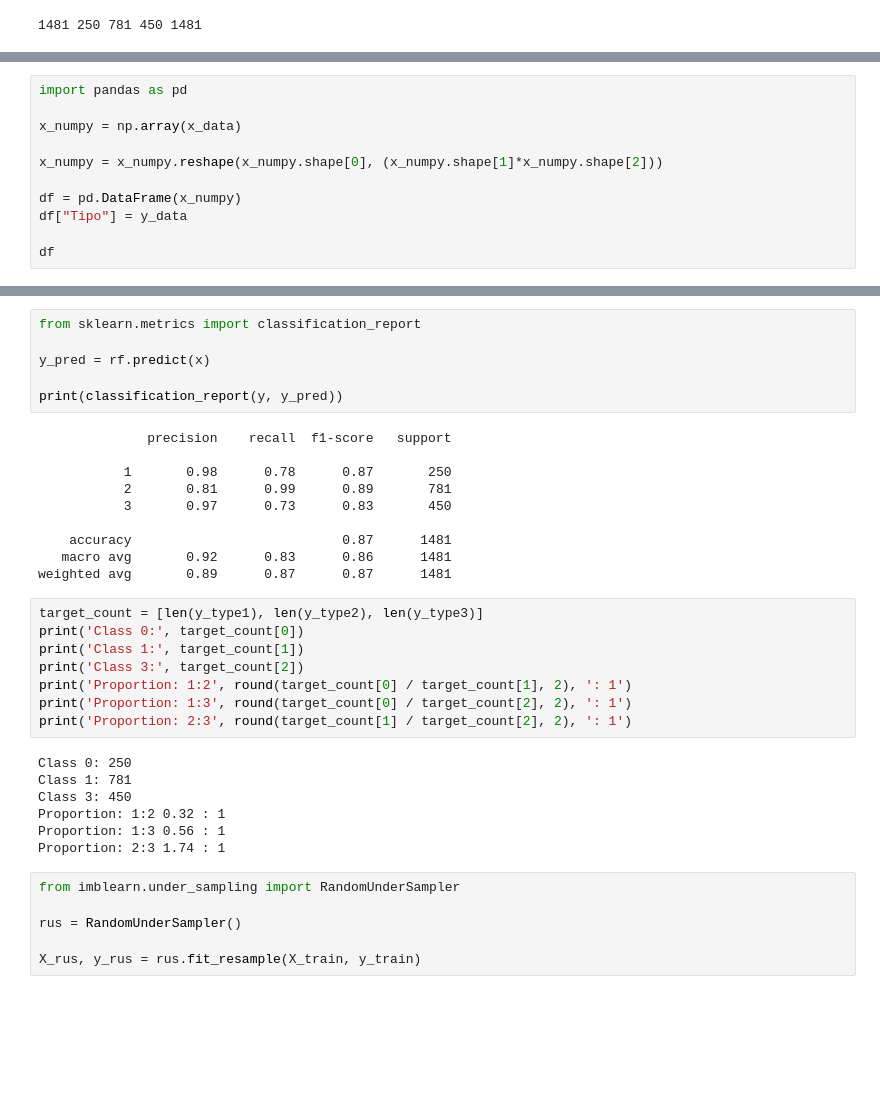
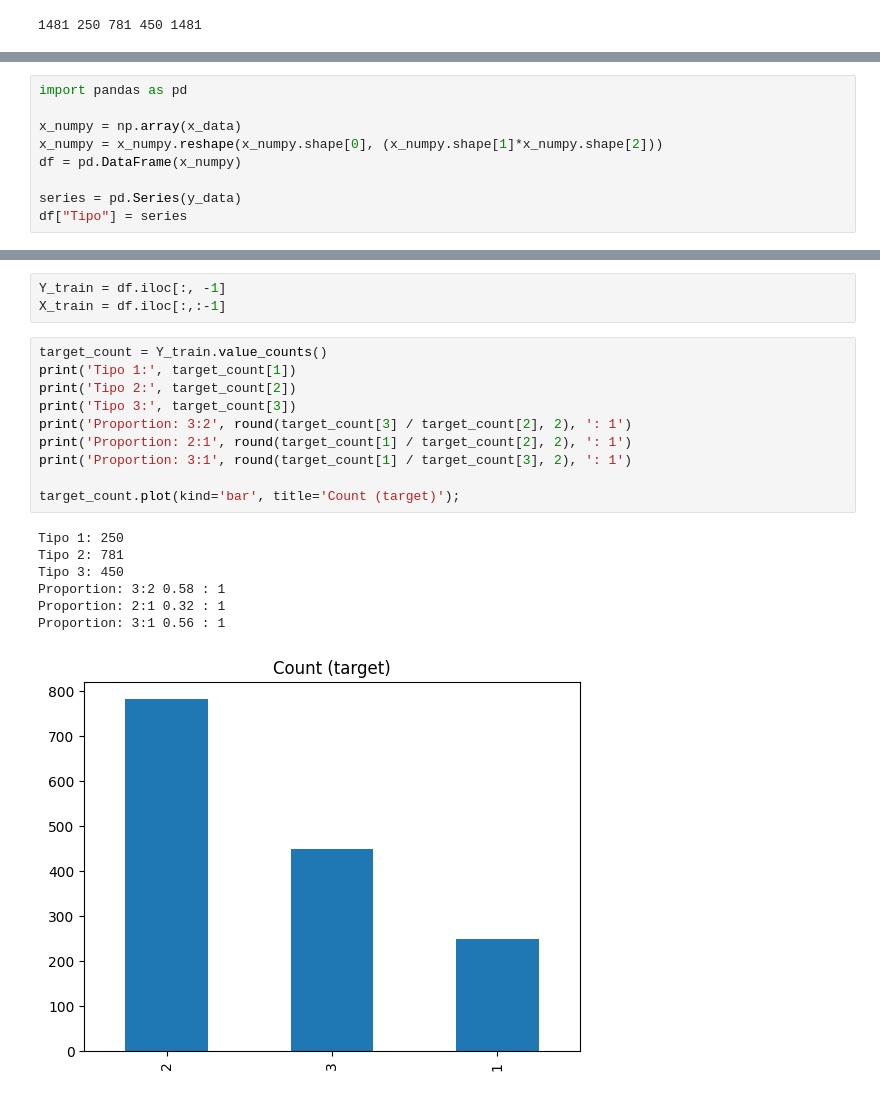
Before and after one commit to JavierGilRodriguez/ProyectoSI, a Jupyter notebook: Proyecto.ipynb, the cells around one changed output, grey strips where cells are left out. Cells and saved outputs as stored; diff of their text form; blank space fills up the shorter version.

```diff
--- a/Proyecto.ipynb
+++ b/Proyecto.ipynb
@@ -75,10 +75,8 @@ plt.imshow(u9, "gray"), plt.axis("off")
 import pandas as pd
 
 x_numpy = np.array(x_data)
+x_numpy = x_numpy.reshape(x_numpy.shape[0], (x_numpy.shape[1]*x_numpy.shape[2]))
+df = pd.DataFrame(x_numpy)
 
-x_numpy = x_numpy.reshape(x_numpy.shape[0], (x_numpy.shape[1]*x_numpy.shape[2]))
-
-df = pd.DataFrame(x_numpy)
-df["Tipo"] = y_data
-
-df
+series = pd.Series(y_data)
+df["Tipo"] = series
@@ -122,37 +83,21 @@ plt.show()
-# %%
-from sklearn.metrics import classification_report
-
-y_pred = rf.predict(x)
-
-print(classification_report(y, y_pred))
-# %% [output]
-              precision    recall  f1-score   support
-
-           1       0.98      0.78      0.87       250
-           2       0.81      0.99      0.89       781
-           3       0.97      0.73      0.83       450
-
-    accuracy                           0.87      1481
-   macro avg       0.92      0.83      0.86      1481
-weighted avg       0.89      0.87      0.87      1481
+# %%
+Y_train = df.iloc[:, -1]
+X_train = df.iloc[:,:-1]
 # %%
-target_count = [len(y_type1), len(y_type2), len(y_type3)]
-print('Class 0:', target_count[0])
-print('Class 1:', target_count[1])
-print('Class 3:', target_count[2])
-print('Proportion: 1:2', round(target_count[0] / target_count[1], 2), ': 1')
-print('Proportion: 1:3', round(target_count[0] / target_count[2], 2), ': 1')
-print('Proportion: 2:3', round(target_count[1] / target_count[2], 2), ': 1')
+target_count = Y_train.value_counts()
+print('Tipo 1:', target_count[1])
+print('Tipo 2:', target_count[2])
+print('Tipo 3:', target_count[3])
+print('Proportion: 3:2', round(target_count[3] / target_count[2], 2), ': 1')
+print('Proportion: 2:1', round(target_count[1] / target_count[2], 2), ': 1')
+print('Proportion: 3:1', round(target_count[1] / target_count[3], 2), ': 1')
+
+target_count.plot(kind='bar', title='Count (target)');
 # %% [output]
-Class 0: 250
-Class 1: 781
-Class 3: 450
-Proportion: 1:2 0.32 : 1
-Proportion: 1:3 0.56 : 1
-Proportion: 2:3 1.74 : 1
+Tipo 1: 250
+Tipo 2: 781
+Tipo 3: 450
+Proportion: 3:2 0.58 : 1
+Proportion: 2:1 0.32 : 1
+Proportion: 3:1 0.56 : 1
+[figure, added]
-# %%
-from imblearn.under_sampling import RandomUnderSampler
-
-rus = RandomUnderSampler()
-
-X_rus, y_rus = rus.fit_resample(X_train, y_train)
```
Also changed, not shown: parts of 14 cells of this notebook.
